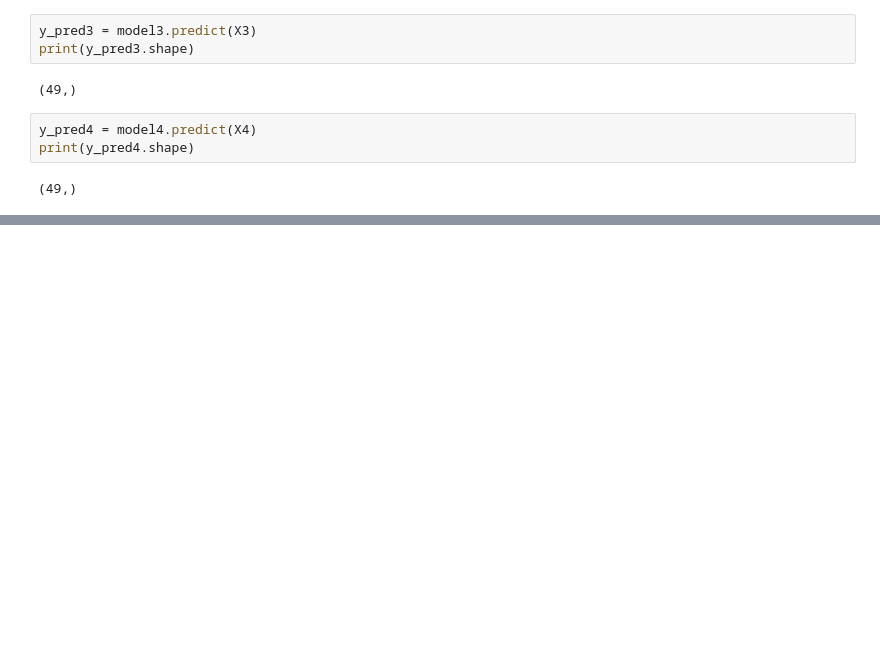
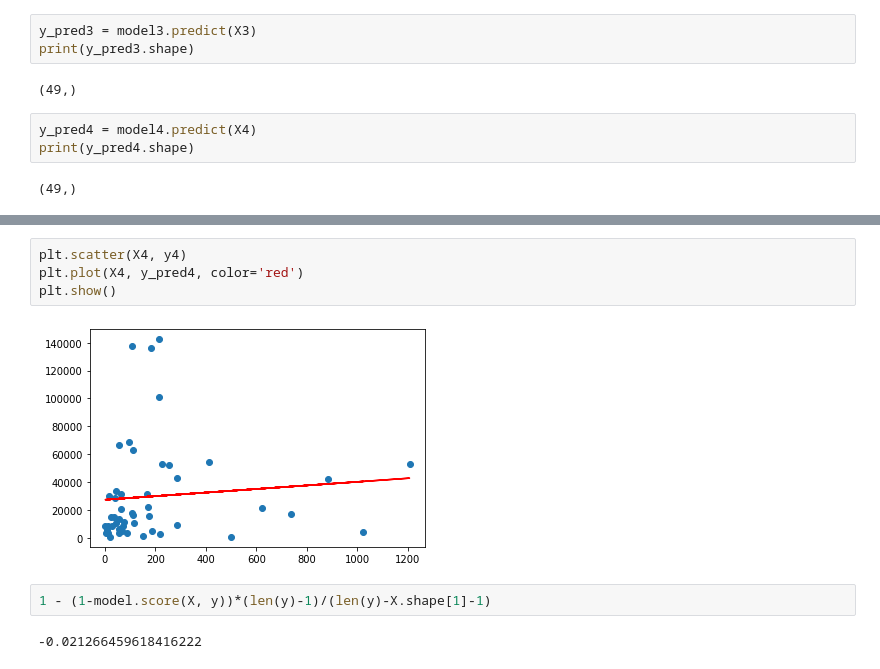
Before and after one commit to lindsera1/GoingViral, a Jupyter notebook: Linear_Regression&Visualizations/PopulationDensityRegression&Visualizations.ipynb, the cells around one changed output, grey strips where cells are left out. Saved outputs shown, nothing was run; the diff lists cells and outputs as text; blank space fills up the shorter version.

```diff
--- a/Linear_Regression&Visualizations/PopulationDensityRegression&Visualizations.ipynb
+++ b/Linear_Regression&Visualizations/PopulationDensityRegression&Visualizations.ipynb
@@ -198,0 +216,10 @@ plt.show()
+# %%
+plt.scatter(X4, y4)
+plt.plot(X4, y_pred4, color='red')
+plt.show()
+# %% [output]
+[figure, added]
+# %%
+1 - (1-model.score(X, y))*(len(y)-1)/(len(y)-X.shape[1]-1)
+# %% [output]
+-0.021266459618416222
```
Also changed, not shown: parts of 7 cells of this notebook.
